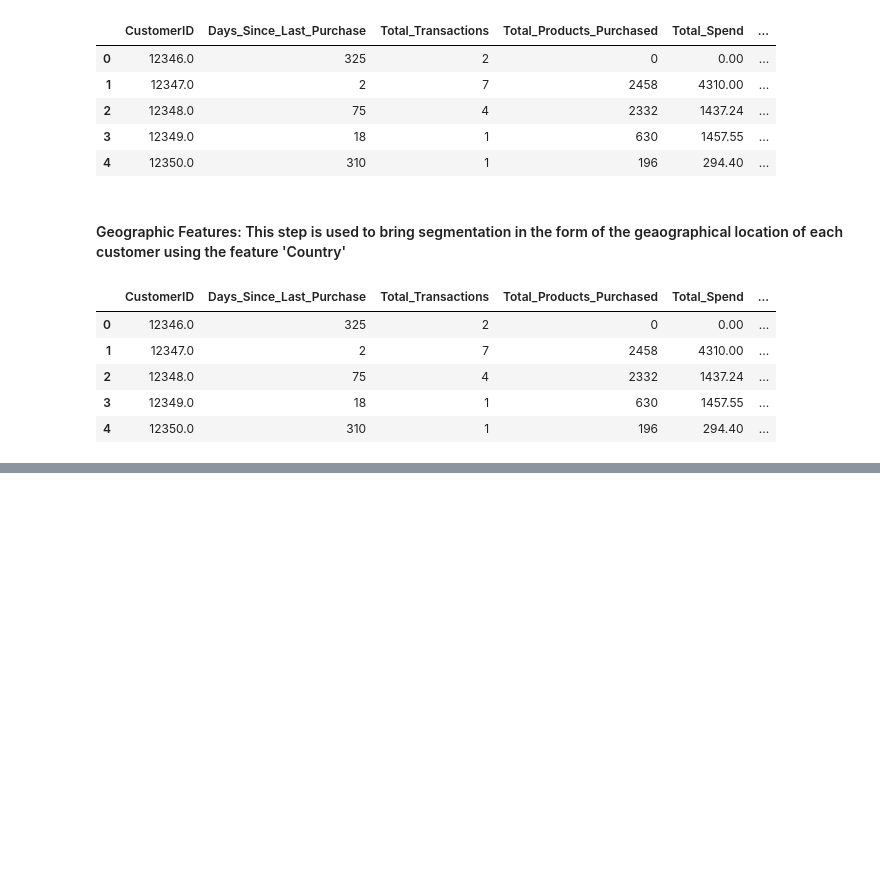
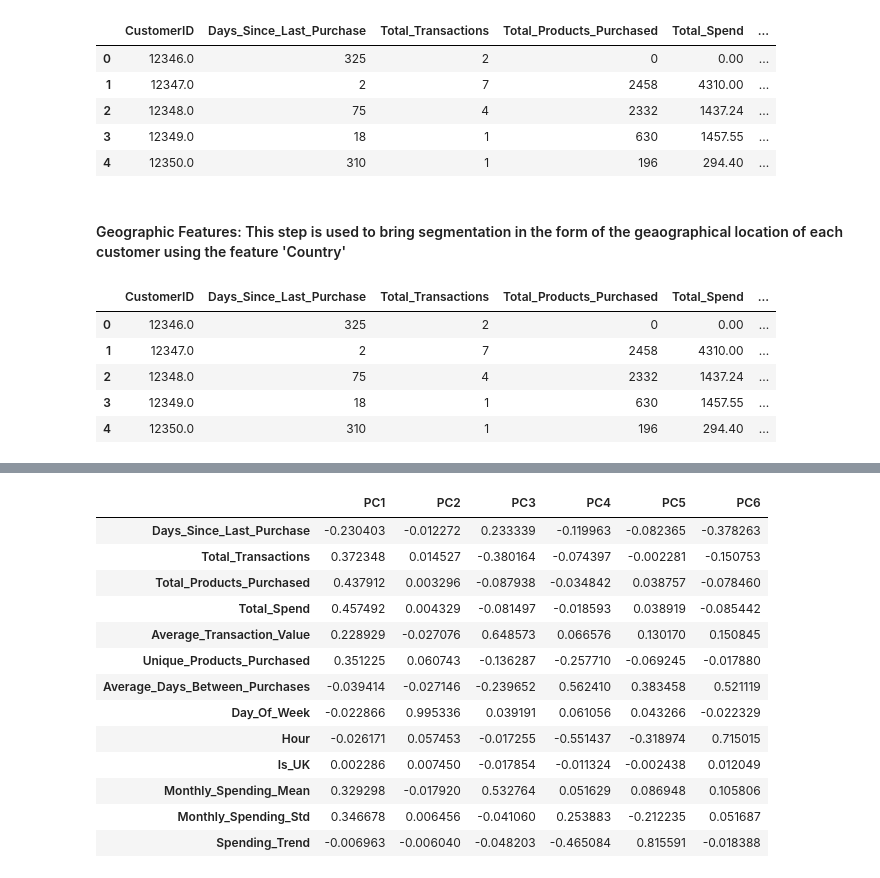
Before and after one commit to spartny/customer-segmentation, a Jupyter notebook: exploratory_data_analysis.ipynb, the cells around one changed output, grey strips where cells are left out. Cells and saved outputs as stored; diff of their text form; code cells hidden in the pictures; blank space fills up the shorter version.

```diff
--- a/exploratory_data_analysis.ipynb
+++ b/exploratory_data_analysis.ipynb
@@ -508,0 +727,14 @@ customer_data.to_csv("Customer_Data.csv")
+# %%
+# Creating a PCA object with 6 components
+pca = PCA(n_components=6)
+
+# Fitting and transforming the original data to the new PCA dataframe
+customer_data_pca = pca.fit_transform(customer_data_scaled)
+
+# Creating a new dataframe from the PCA dataframe, with columns labeled PC1, PC2, etc.
+customer_data_pca = pd.DataFrame(customer_data_pca, columns=['PC'+str(i+1) for i in range(pca.n_components_)])
+
+# Adding the CustomerID index back to the new PCA dataframe
+customer_data_pca.index = customer_data_scaled.index
+
+customer_data_pca.head()
@@ -508,0 +749,26 @@ customer_data.to_csv("Customer_Data.csv")
+# %%
+# Define a function to highlight the top 3 absolute values in each column of a dataframe
+def highlight_top3(column):
+    top3 = column.abs().nlargest(3).index
+    return ['background-color:  #ffeacc' if i in top3 else '' for i in column.index]
+
+# Create the PCA component DataFrame and apply the highlighting function
+pc_df = pd.DataFrame(pca.components_.T, columns=['PC{}'.format(i+1) for i in range(pca.n_components_)],
+                     index=customer_data_scaled.columns)
+
+pc_df.style.apply(highlight_top3, axis=0)
+# %% [output]
+|  | PC1 | PC2 | PC3 | PC4 | PC5 | PC6 |
+| Days_Since_Last_Purchase | -0.230403 | -0.012272 | 0.233339 | -0.119963 | -0.082365 | -0.378263 |
+| Total_Transactions | 0.372348 | 0.014527 | -0.380164 | -0.074397 | -0.002281 | -0.150753 |
+| Total_Products_Purchased | 0.437912 | 0.003296 | -0.087938 | -0.034842 | 0.038757 | -0.078460 |
+| Total_Spend | 0.457492 | 0.004329 | -0.081497 | -0.018593 | 0.038919 | -0.085442 |
+| Average_Transaction_Value | 0.228929 | -0.027076 | 0.648573 | 0.066576 | 0.130170 | 0.150845 |
+| Unique_Products_Purchased | 0.351225 | 0.060743 | -0.136287 | -0.257710 | -0.069245 | -0.017880 |
+| Average_Days_Between_Purchases | -0.039414 | -0.027146 | -0.239652 | 0.562410 | 0.383458 | 0.521119 |
+| Day_Of_Week | -0.022866 | 0.995336 | 0.039191 | 0.061056 | 0.043266 | -0.022329 |
+| Hour | -0.026171 | 0.057453 | -0.017255 | -0.551437 | -0.318974 | 0.715015 |
+| Is_UK | 0.002286 | 0.007450 | -0.017854 | -0.011324 | -0.002438 | 0.012049 |
+| Monthly_Spending_Mean | 0.329298 | -0.017920 | 0.532764 | 0.051629 | 0.086948 | 0.105806 |
+| Monthly_Spending_Std | 0.346678 | 0.006456 | -0.041060 | 0.253883 | -0.212235 | 0.051687 |
+| Spending_Trend | -0.006963 | -0.006040 | -0.048203 | -0.465084 | 0.815591 | -0.018388 |
```
Also changed, not shown: parts of 14 cells of this notebook, 3 other files.
